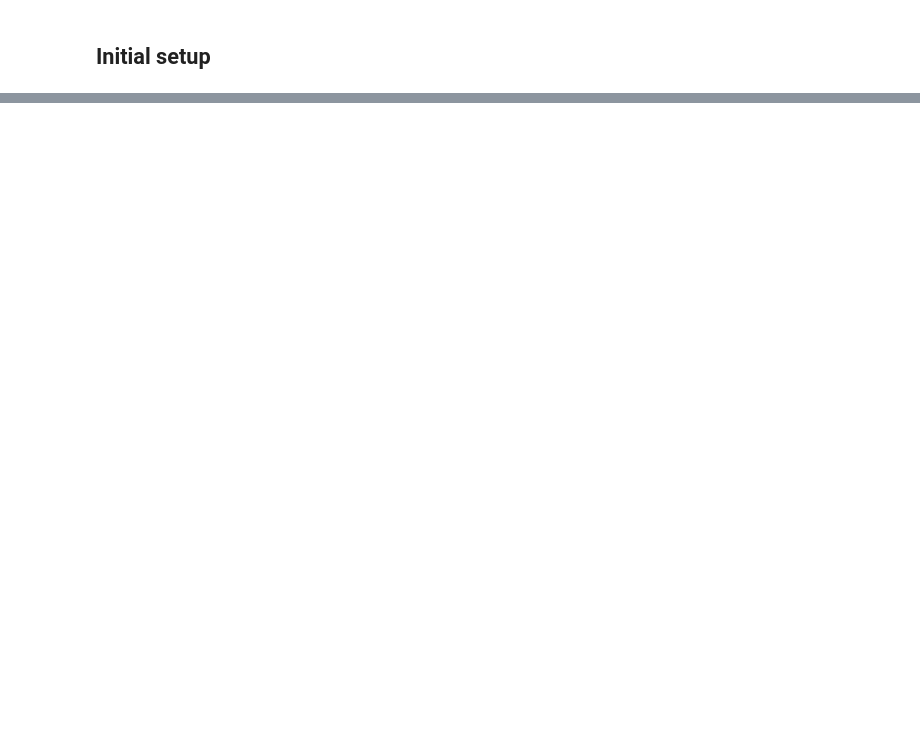
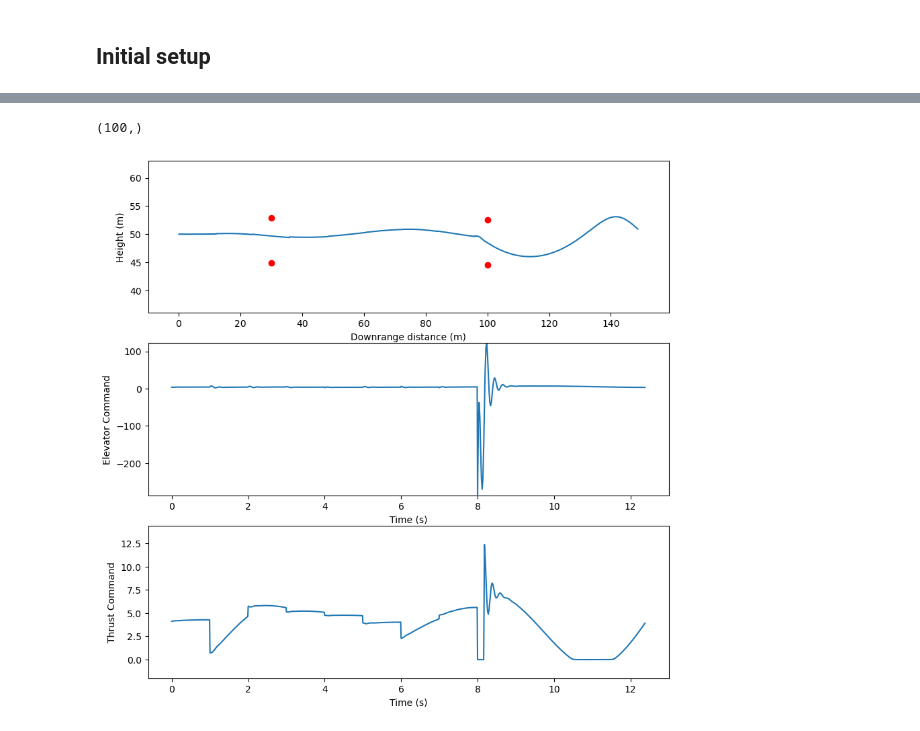
Before and after one commit to matthew0517/Flappy-Junco, a Jupyter notebook: MPCDemo.ipynb, the cells around one changed output, grey strips where cells are left out. Saved outputs shown, nothing was run; the diff lists cells and outputs as text; code cells hidden in the pictures; blank space fills up the shorter version.

```diff
--- a/MPCDemo.ipynb
+++ b/MPCDemo.ipynb
@@ -69,0 +72,10 @@ plottingFunctions.state_plots_command(traj,thrustCommand,xCommand, yCommand, eli
+# %%
+print(elivCommand.shape)
+# %% [output]
+(100,)
+# %%
+tEnd = 450
+timeMulti = 2
+open_loop_plots(0, iter+tEnd-timeMulti-10,xCommand, yCommand,thrustCommand, elivCommand, drone)
+# %% [output]
+[figure, added]
```
Also changed, not shown: parts of 9 cells of this notebook, 2 other files.
